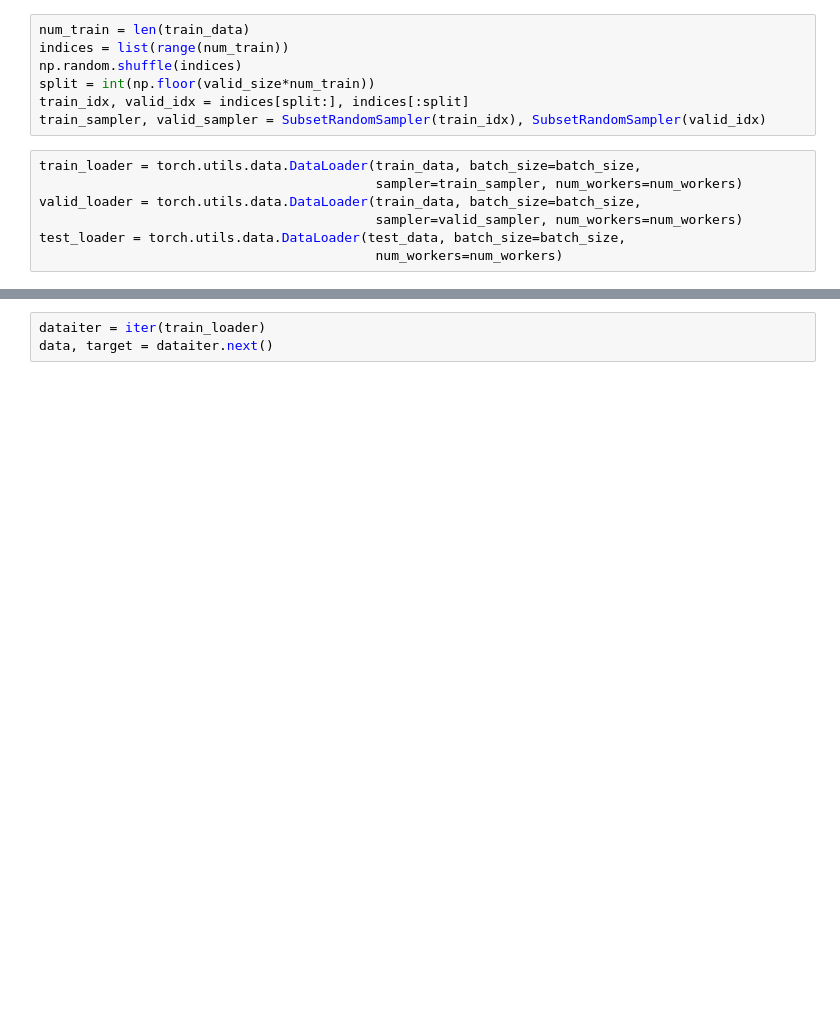
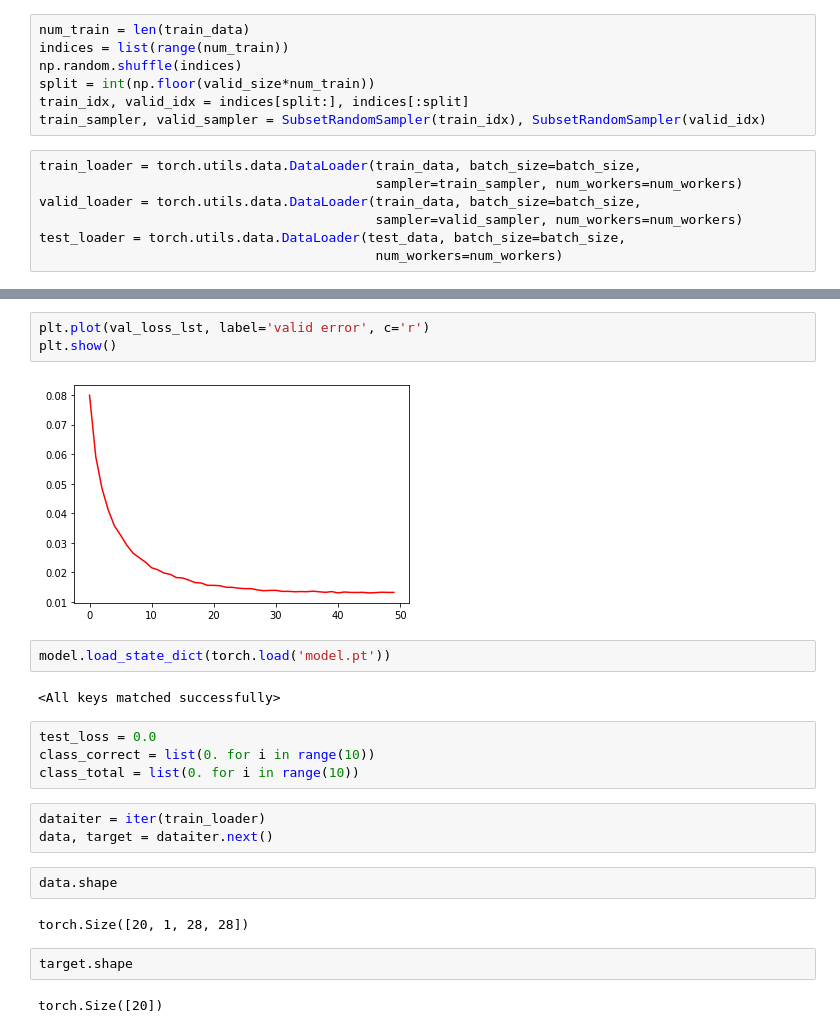
Before and after one commit to Rachel-Lyu/LinuxFinal, a Jupyter notebook: models/number_identify.ipynb, the cells around one changed output, grey strips where cells are left out. Saved outputs shown, nothing was run; the diff lists cells and outputs as text; blank space fills up the shorter version.

```diff
--- a/models/number_identify.ipynb
+++ b/models/number_identify.ipynb
@@ -89,3 +166,24 @@ for data, target in test_loader:
+# %%
+plt.plot(val_loss_lst, label='valid error', c='r')
+plt.show()
+# %% [output]
+[figure, added]
+# %%
+model.load_state_dict(torch.load('model.pt'))
+# %% [output]
+<All keys matched successfully>
+# %%
+test_loss = 0.0
+class_correct = list(0. for i in range(10))
+class_total = list(0. for i in range(10))
 # %%
 dataiter = iter(train_loader)
 data, target = dataiter.next()
+# %%
+data.shape
+# %% [output]
+torch.Size([20, 1, 28, 28])
+# %%
+target.shape
+# %% [output]
+torch.Size([20])
```
Also changed, not shown: parts of 36 cells of this notebook, 1 other file.
